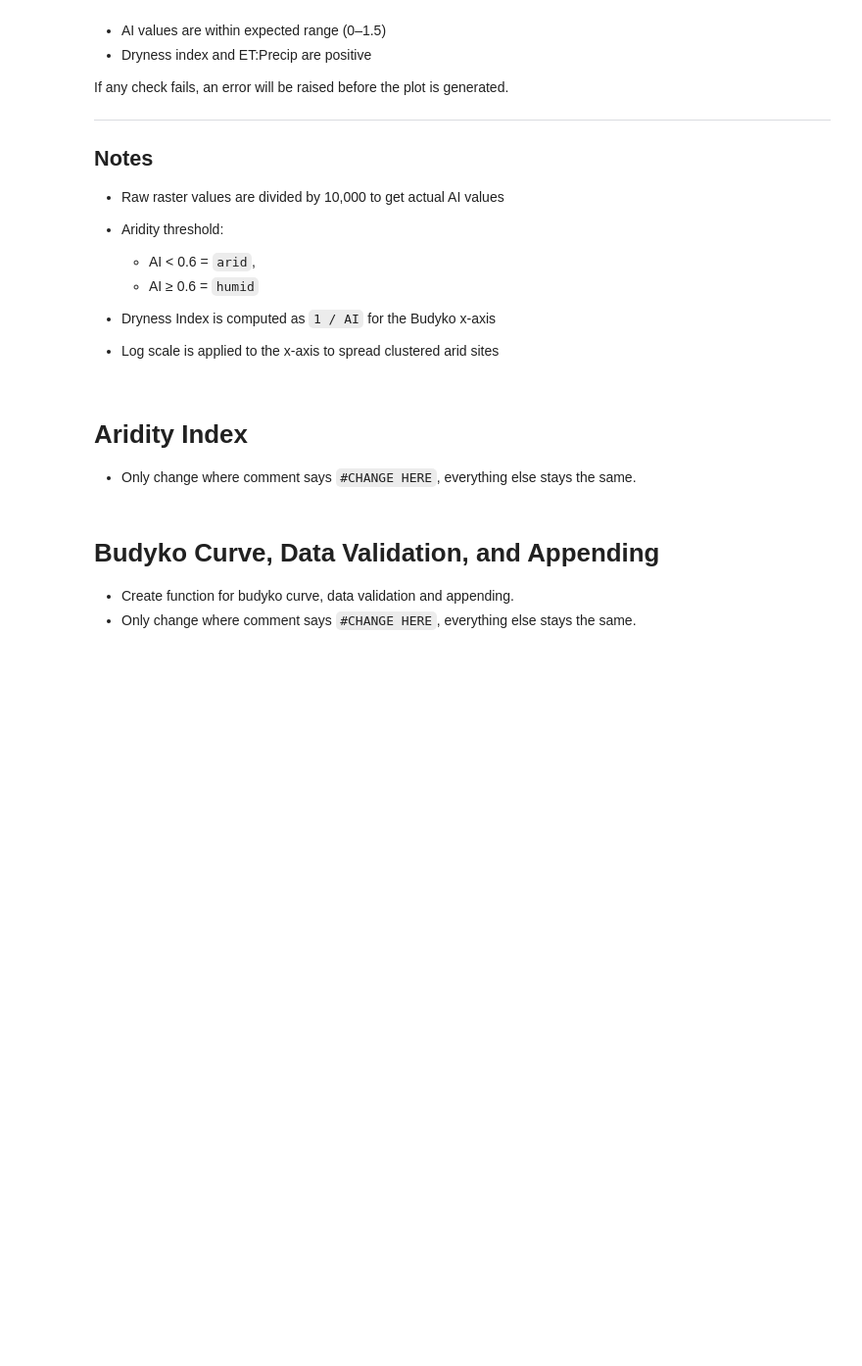
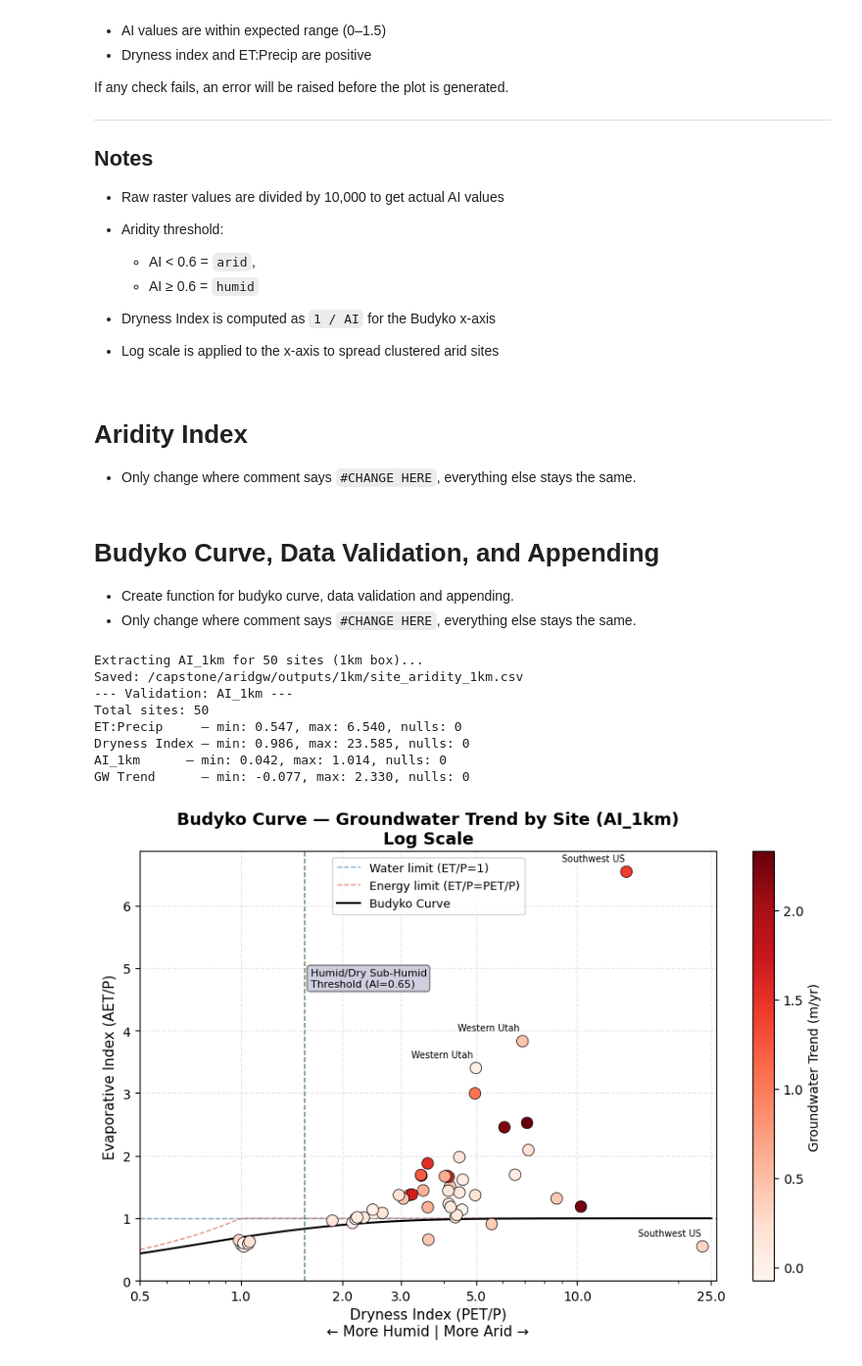
Before and after one commit to meds-AridGW/ET_GW_analysis_workflow, a Jupyter notebook: aridity_index/aridity_index.ipynb, the cells around one changed output. Shown at 98% size. Saved outputs shown, nothing was run; the diff lists cells and outputs as text; code cells hidden in the pictures; blank space fills up the shorter version.

```diff
--- a/aridity_index/aridity_index.ipynb
+++ b/aridity_index/aridity_index.ipynb
@@ -173,11 +173,14 @@ def extract_aridity(bbox_km: float, area_label: str, sites_csv: str, aridity_tif
     result = df.merge(sites[["site_id", ai_col]], on="site_id", how="left")
 
     # Aridity classification thresholds (IPCC SRCCL, Figure 3.1)
-    result["aridity_class"] = pd.cut(
-        result[ai_col],
-        bins=[0, 0.05, 0.20, 0.50, 0.65, float('inf')],
-        labels=["hyper-arid", "arid", "semi-arid", "dry-sub-humid", "humid"]
-    )
+    # result["aridity_class"] = pd.cut(
+    #     result[ai_col],
+    #     bins=[0, 0.05, 0.20, 0.50, 0.65, float('inf')],
+    #     labels=["hyper-arid", "arid", "semi-arid", "dry-sub-humid", "humid"]
+    # )
+    # Aridity classification thresholds (IPCC SRCCL, Figure 3.1)
+    result["aridity_class"] = np.where(result[ai_col] < AI_THRESHOLD, "arid", "humid")
+
 
     result.to_csv(output_csv, index=False)
     print(f"Saved: {output_csv}")
@@ -263,8 +266,8 @@ def plot_budyko(summary_csv: str, aridity_df: pd.DataFrame, ai_col: str, area_la
                 bbox=dict(boxstyle='round,pad=0.3', facecolor='#C3C3D8', edgecolor='#616161', alpha=0.8))
 
     ax.set_xscale("log")
-    ax.set_xlim(0, df["dryness_index"].max() * 1.1)
-    ax.set_xticks([0, 1, 2, 3, 5, 10, 25])
+    ax.set_xlim(0.5, df["dryness_index"].max() * 1.1)
+    ax.set_xticks([0.5, 1, 2, 3, 5, 10, 25])
     ax.xaxis.set_major_formatter(ticker.ScalarFormatter())
     ax.set_ylim(0, df["et_precip_ratio"].max() * 1.05)
     ax.set_xlabel("Dryness Index (PET/P)\n← More Humid | More Arid →", fontsize=11)
@@ -307,7 +310,7 @@ def append_aridity(et_csv: str, aridity_df: pd.DataFrame, ai_col: str, area_labe
 
     # Uncomment to save in desired output folder
 
-    # et_df.to_csv(et_csv, index=False)
+    et_df.to_csv(et_csv, index=False)
     # print(f"Appended {ai_col} and {aridity_col} to: {et_csv}")
     # print(f"Columns: {et_df.columns.tolist()}")
 
@@ -316,30 +319,40 @@ def append_aridity(et_csv: str, aridity_df: pd.DataFrame, ai_col: str, area_labe
 # To run for a different bounding box:
 #   1. Update SITES_CSV, SUMMARY_CSV, ET_CSV paths at the top
 #   2. Change bbox_km, area_label, ai_col in the function calls below
 # =============================================================================
 
 if __name__ == "__main__":
 
     # Step 1 — Extract aridity
     aridity_1km = extract_aridity(                 # CHANGE HERE — variable name (e.g. aridity_2km)
         bbox_km=1,                                 # CHANGE HERE — bounding box size (e.g. 2)
         area_label="1km",                          # CHANGE HERE — label (e.g. "2km")
         sites_csv=SITES_CSV,
         aridity_tif=ARIDITY_TIF
     )
 
     # Step 2 — Plot Budyko curve
     plot_budyko(
         summary_csv=SUMMARY_CSV,
         aridity_df=aridity_1km,                    # CHANGE HERE — match variable from Step 1
         ai_col="AI_1km",                           # CHANGE HERE — match area_label (e.g. "AI_2km")
         area_label="1km",                          # CHANGE HERE — match area_label (e.g. "2km")
     )
 
     # Step 3 — Append aridity columns to ET:Precip_ratio.csv
     append_aridity(
         et_csv=ET_CSV,
         aridity_df=aridity_1km,                    # CHANGE HERE — match variable from Step 1
         ai_col="AI_1km",                           # CHANGE HERE — match area_label (e.g. "AI_2km")
         area_label="1km",                          # CHANGE HERE — match area_label (e.g. "2km")
     )
+# %% [output]
+Extracting AI_1km for 50 sites (1km box)...
+Saved: /capstone/aridgw/outputs/1km/site_aridity_1km.csv
+--- Validation: AI_1km ---
+Total sites: 50
+ET:Precip     — min: 0.547, max: 6.540, nulls: 0
+Dryness Index — min: 0.986, max: 23.585, nulls: 0
+AI_1km      — min: 0.042, max: 1.014, nulls: 0
+GW Trend      — min: -0.077, max: 2.330, nulls: 0
+[figure, added]
```
